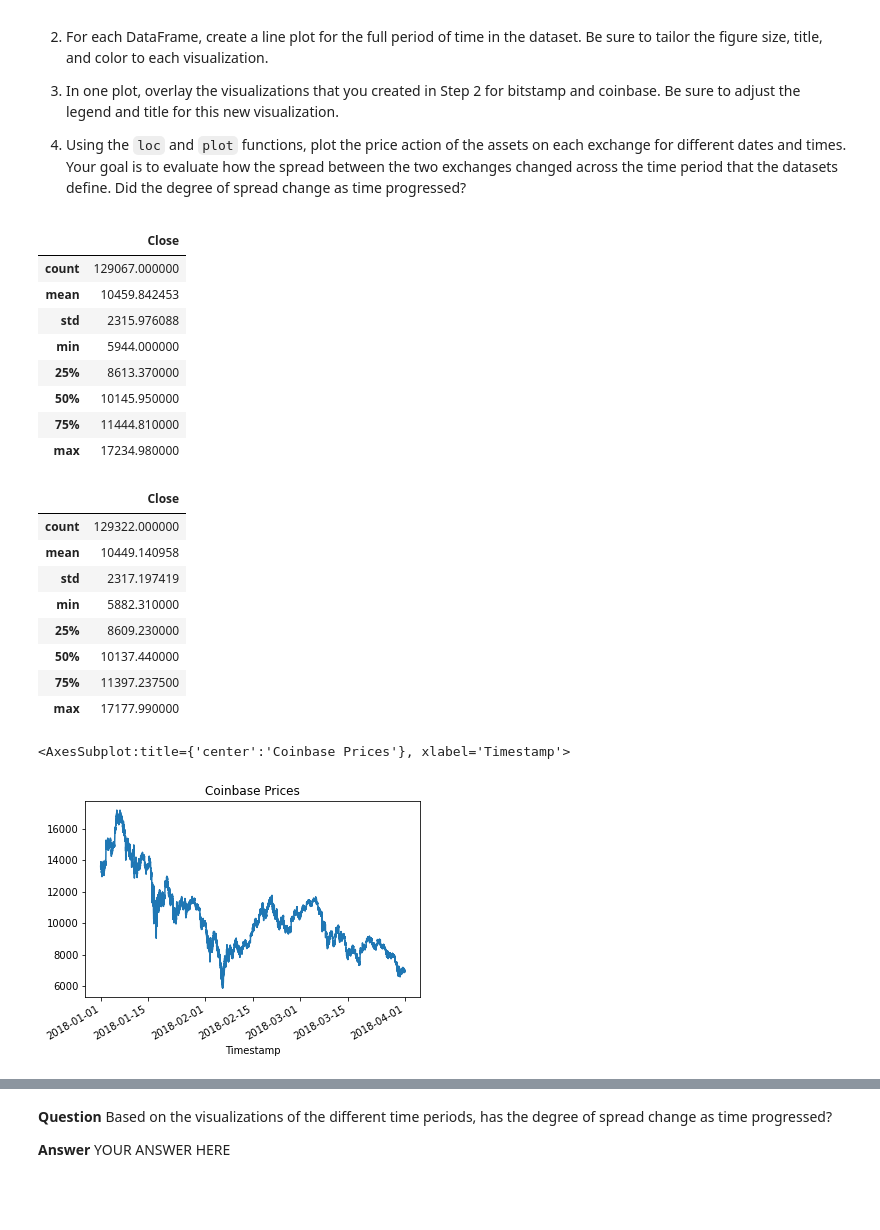
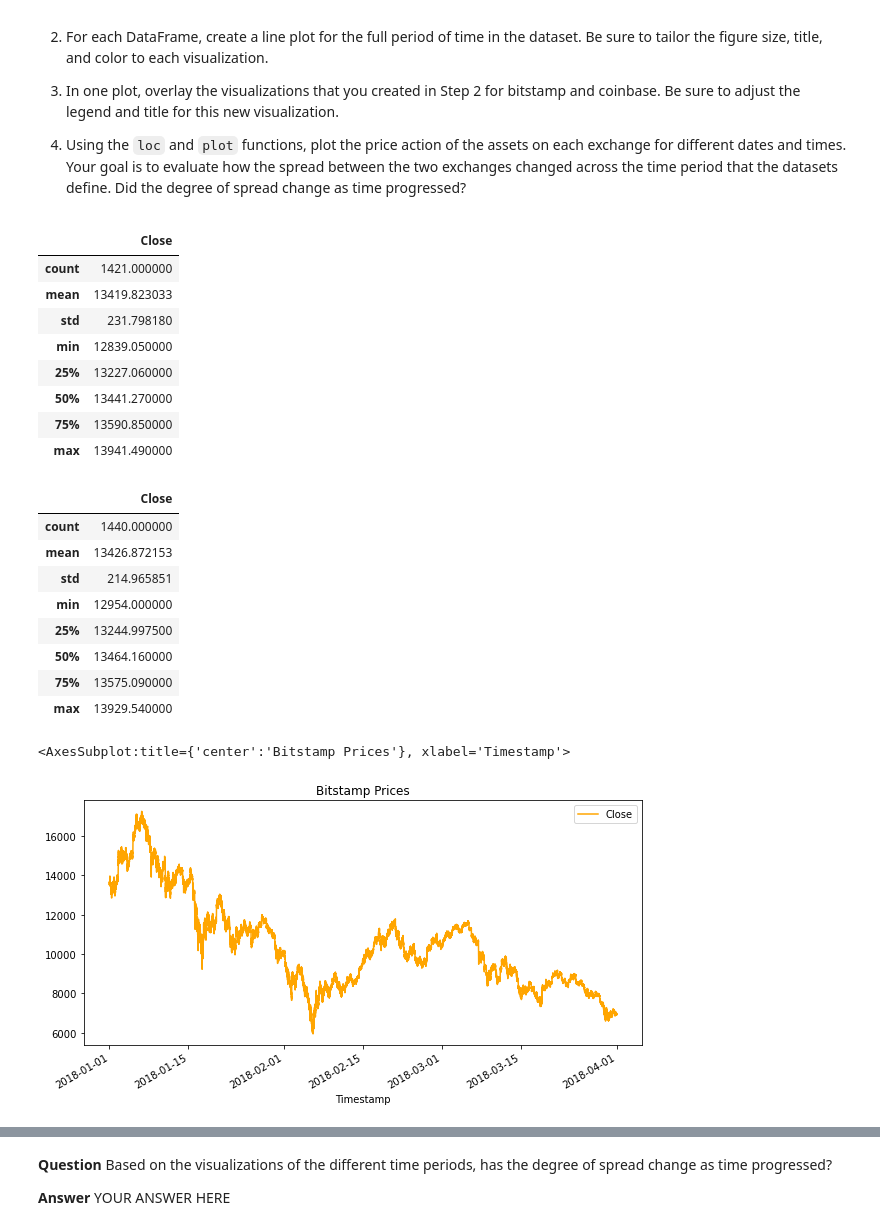
Before and after one commit to JohnFelder/Fintech_class_challenge_three, a Jupyter notebook: crypto_arbitrage.ipynb, the cells around one changed output, grey strips where cells are left out. Drawn from its saved outputs; the diff is of its cells as text; code cells hidden in the pictures; blank space fills up the shorter version.

```diff
--- a/crypto_arbitrage.ipynb
+++ b/crypto_arbitrage.ipynb
@@ -173,10 +191,10 @@ Select the data you want to analyze. Use `loc` or `iloc` to select the following
 * Close
 # %%
 # Use loc or iloc to select `Timestamp (the index)` and `Close` from bitstamp DataFrame
-bitstamp_sliced =
+bitstamp_sliced = bitstamp.loc[:,['Close']]
 
 # Review the first five rows of the DataFrame
-# YOUR CODE HERE
+bitstamp_sliced.head()
 # %% [output]
 |  | Close |
 | Timestamp |  |
@@ -213,37 +231,37 @@ Sort through the time series data associated with the bitstamp and coinbase Data
 4. Using the `loc` and `plot` functions, plot the price action of the assets on each exchange for different dates and times. Your goal is to evaluate how the spread between the two exchanges changed across the time period that the datasets define. Did the degree of spread change as time progressed?
 # %%
 # Generate the summary statistics for the bitstamp DataFrame
-# YOUR CODE HERE
+bitstamp_sliced.describe()
 # %% [output]
 |  | Close |
-| count | 129067.000000 |
-| mean | 10459.842453 |
-| std | 2315.976088 |
-| min | 5944.000000 |
-| 25% | 8613.370000 |
-| 50% | 10145.950000 |
-| 75% | 11444.810000 |
-| max | 17234.980000 |
+| count | 1421.000000 |
+| mean | 13419.823033 |
+| std | 231.798180 |
+| min | 12839.050000 |
+| 25% | 13227.060000 |
+| 50% | 13441.270000 |
+| 75% | 13590.850000 |
+| max | 13941.490000 |
 # %%
 # Generate the summary statistics for the coinbase DataFrame
-# YOUR CODE HERE
+coinbase_sliced.describe()
 # %% [output]
 |  | Close |
-| count | 129322.000000 |
-| mean | 10449.140958 |
-| std | 2317.197419 |
-| min | 5882.310000 |
-| 25% | 8609.230000 |
-| 50% | 10137.440000 |
-| 75% | 11397.237500 |
-| max | 17177.990000 |
+| count | 1440.000000 |
+| mean | 13426.872153 |
+| std | 214.965851 |
+| min | 12954.000000 |
+| 25% | 13244.997500 |
+| 50% | 13464.160000 |
+| 75% | 13575.090000 |
+| max | 13929.540000 |
 # %%
 # Create a line plot for the bitstamp DataFrame for the full length of time in the dataset
 # Be sure that the figure size, title, and color are tailored to each visualization
-# YOUR CODE HERE
+bitstamp_sliced.plot(figsize=(10,5), title='Bitstamp Prices', color='orange')
 # %% [output]
-<AxesSubplot:title={'center':'Coinbase Prices'}, xlabel='Timestamp'>
+<AxesSubplot:title={'center':'Bitstamp Prices'}, xlabel='Timestamp'>
-[figure, old version]
+[figure, new version]
 # %%
 # Create a line plot for the coinbase DataFrame for the full length of time in the dataset
 # Be sure that the figure size, title, and color are tailored to each visualization
```
Also changed, not shown: parts of 28 cells of this notebook.
